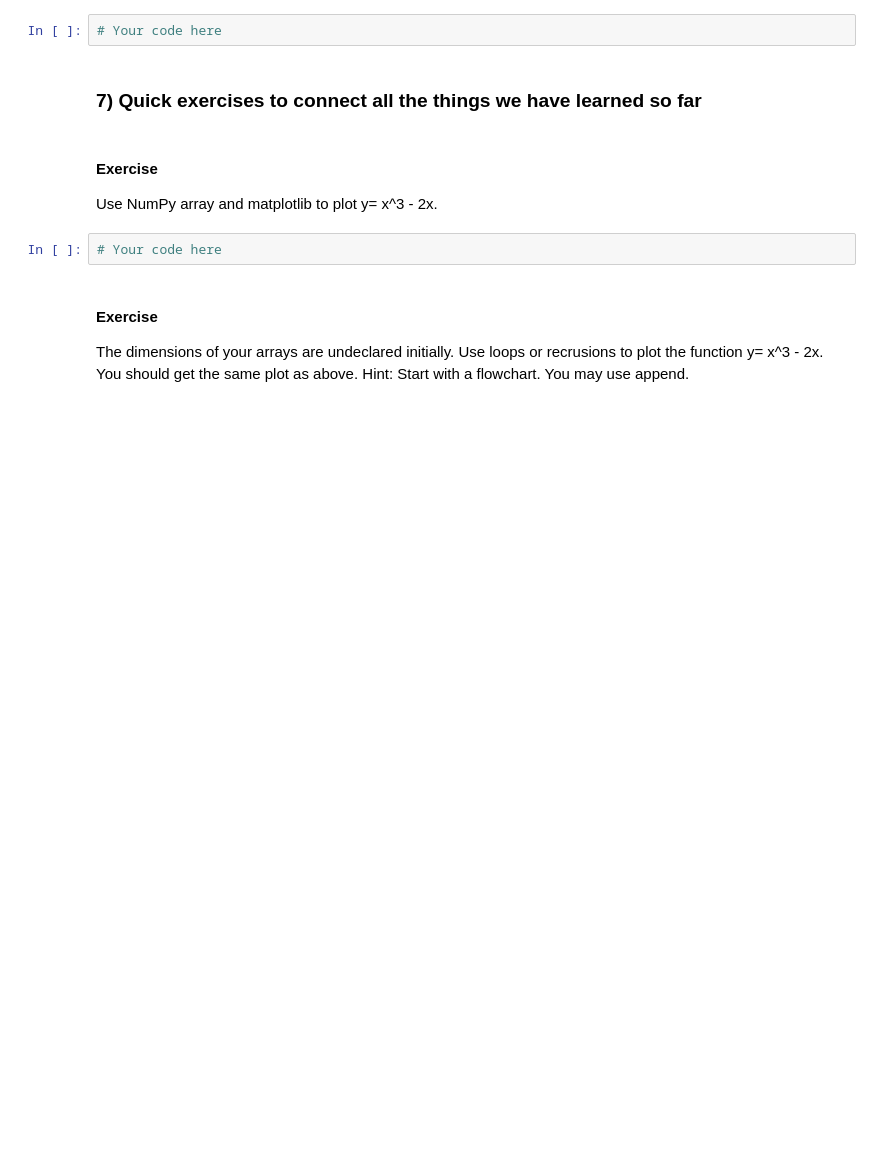
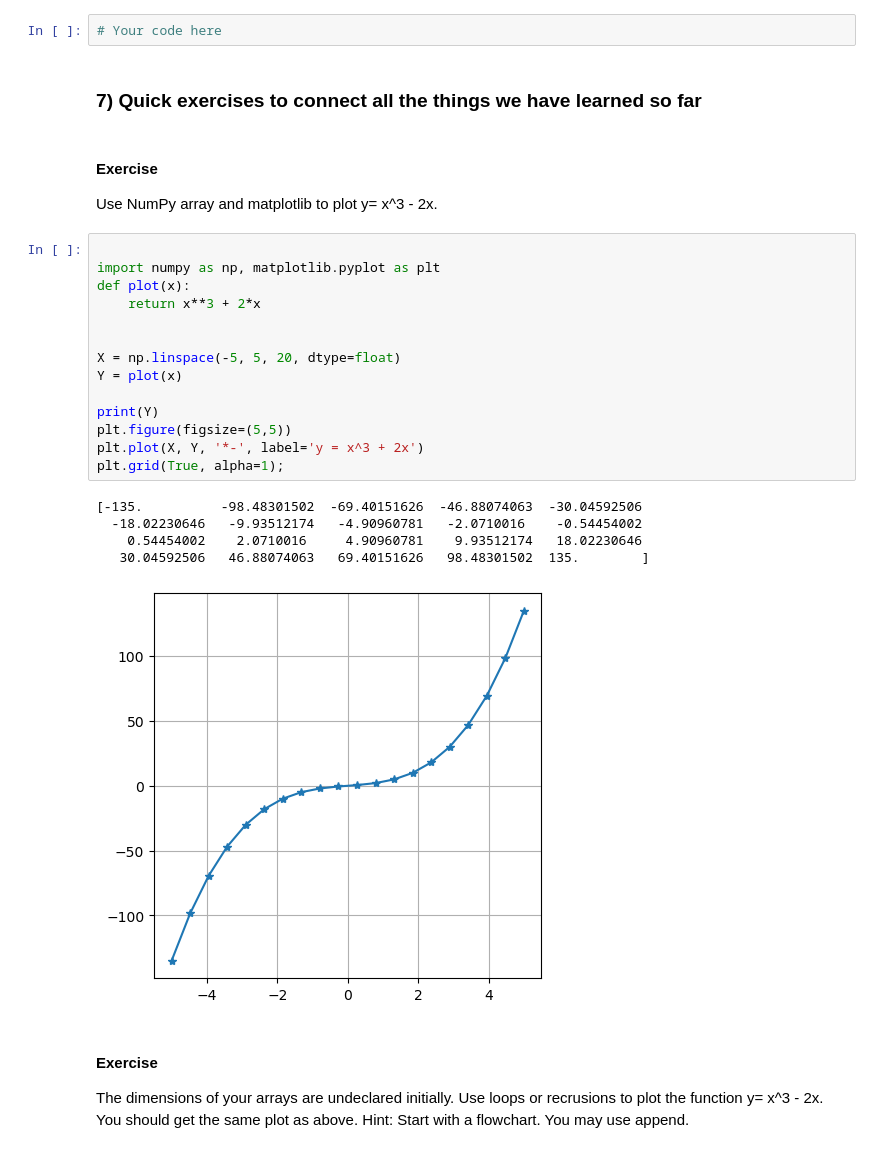
Before and after one commit to chrsshkm/Engineering-Methods-Lecture-Exercises, a Jupyter notebook: Leacture 7_NumPy_Exercise.ipynb, the cells around one changed output. Saved outputs shown, nothing was run; the diff lists cells and outputs as text; blank space fills up the shorter version.

```diff
--- a/Leacture 7_NumPy_Exercise.ipynb
+++ b/Leacture 7_NumPy_Exercise.ipynb
@@ -265,7 +265,25 @@ Make another array and reshape it. Sum over each row and each colum of this arra
 #### Exercise
 Use NumPy array and matplotlib to plot y= x^3 - 2x.
 # %%
-# Your code here
+
+import numpy as np, matplotlib.pyplot as plt
+def plot(x):
+    return x**3 + 2*x
+
+
+X = np.linspace(-5, 5, 20, dtype=float)
+Y = plot(x)
+
+print(Y)
+plt.figure(figsize=(5,5))
+plt.plot(X, Y, '*-', label='y = x^3 + 2x')
+plt.grid(True, alpha=1);
+# %% [output]
+[-135.          -98.48301502  -69.40151626  -46.88074063  -30.04592506
+  -18.02230646   -9.93512174   -4.90960781   -2.0710016    -0.54454002
+    0.54454002    2.0710016     4.90960781    9.93512174   18.02230646
+   30.04592506   46.88074063   69.40151626   98.48301502  135.        ]
+[figure, added]
 # %% [markdown]
 #### Exercise
 The dimensions of your arrays are undeclared initially. Use loops or recrusions to plot the function y= x^3 - 2x. You should get the same plot as above.
```
Also changed, not shown: parts of 1 cell of this notebook.
